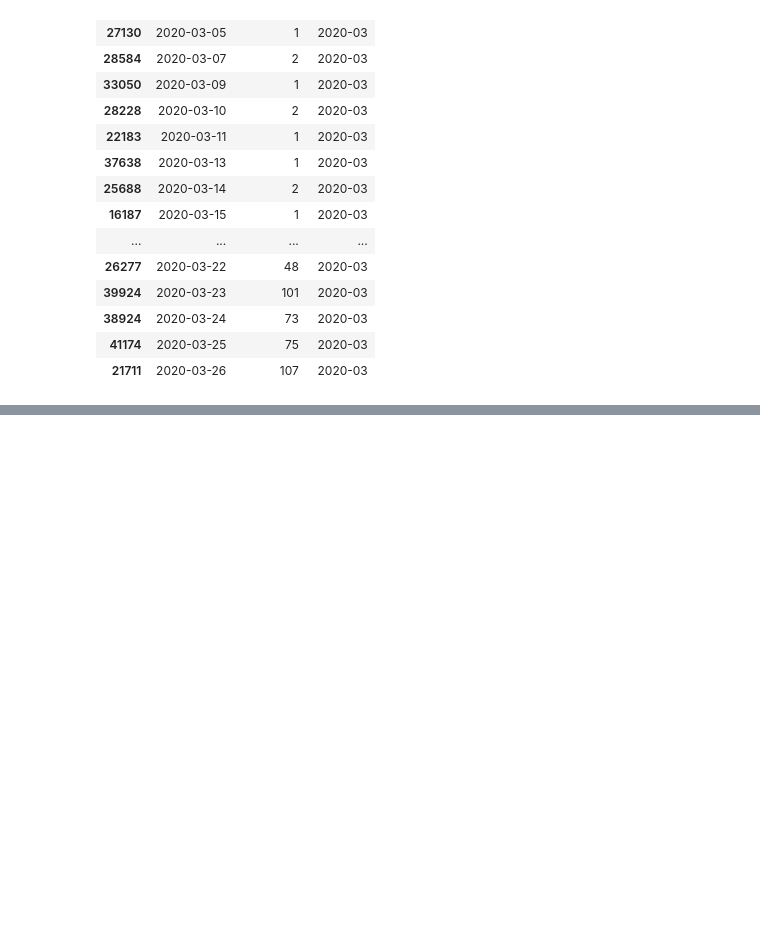
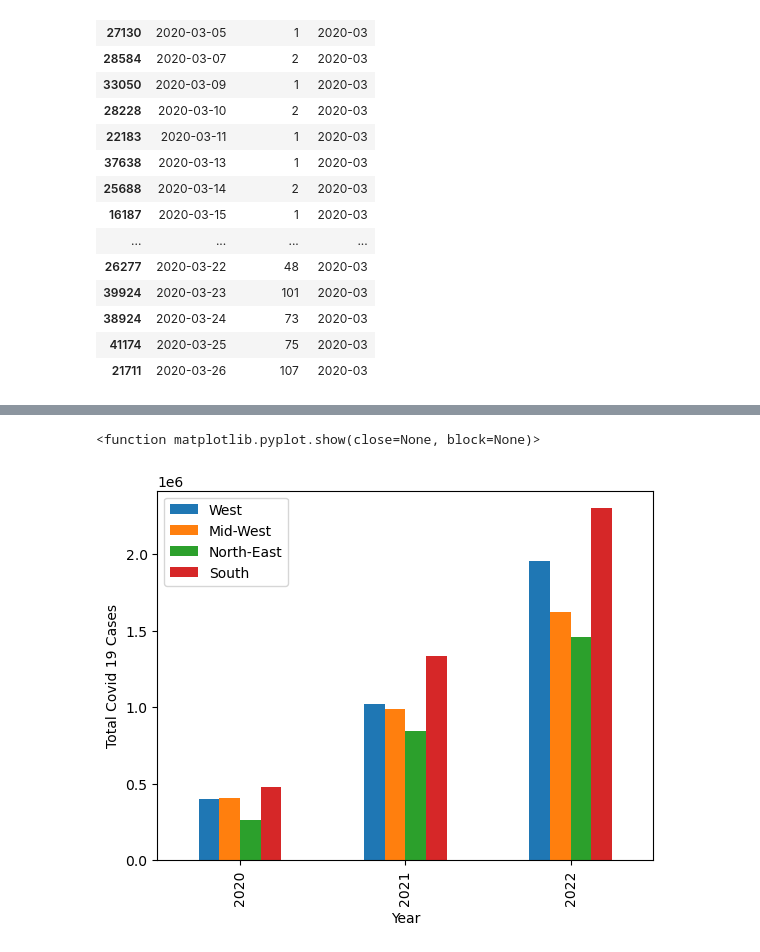
Before and after one commit to kkevin1999/Data_Project_1, a Jupyter notebook: tracey.ipynb, the cells around one changed output, grey strips where cells are left out. Cells and saved outputs as stored; diff of their text form; code cells hidden in the pictures; blank space fills up the shorter version.

```diff
--- a/tracey.ipynb
+++ b/tracey.ipynb
@@ -186,0 +244,3 @@ TypeError: ufunc 'divide' not supported for the input types, and the inputs coul
+# %%
+northeast_mean = northeast_df.groupby(["Year"])["tot_cases"].mean()
+northeast_mean
@@ -186,0 +253,7 @@ TypeError: ufunc 'divide' not supported for the input types, and the inputs coul
+# %%
+south_df = file_df.loc[(file_df["Region"] == "South")]
+south_df = south_df.sort_values(["state","submission_date"], ascending=True)
+south_df = south_df.drop_duplicates(subset=["Year","state"],keep="last")
+
+south_df = south_df[["tot_cases","Year","Region"]]
+south_df.head()
@@ -186,0 +267,3 @@ TypeError: ufunc 'divide' not supported for the input types, and the inputs coul
+# %%
+south_mean = south_df.groupby(["Year"])["tot_cases"].mean()
+south_mean
@@ -186,0 +276,7 @@ TypeError: ufunc 'divide' not supported for the input types, and the inputs coul
+# %%
+regional_total_case = pd.DataFrame({"West": west_mean,
+                                   "Mid-West": midwest_mean,
+                                   "North-East": northeast_mean,
+                                   "South": south_mean})
+
+regional_total_case
@@ -186,0 +289,9 @@ TypeError: ufunc 'divide' not supported for the input types, and the inputs coul
+# %%
+regional_total_case.plot(kind="bar")
+plt.ylabel("Total Covid 19 Cases")
+plt.xlabel("Year")
+plt.savefig("output_data/regionalbar.png")
+plt.show
+# %% [output]
+<function matplotlib.pyplot.show(close=None, block=None)>
+[figure, added]
```
Also changed, not shown: parts of 34 cells of this notebook.
